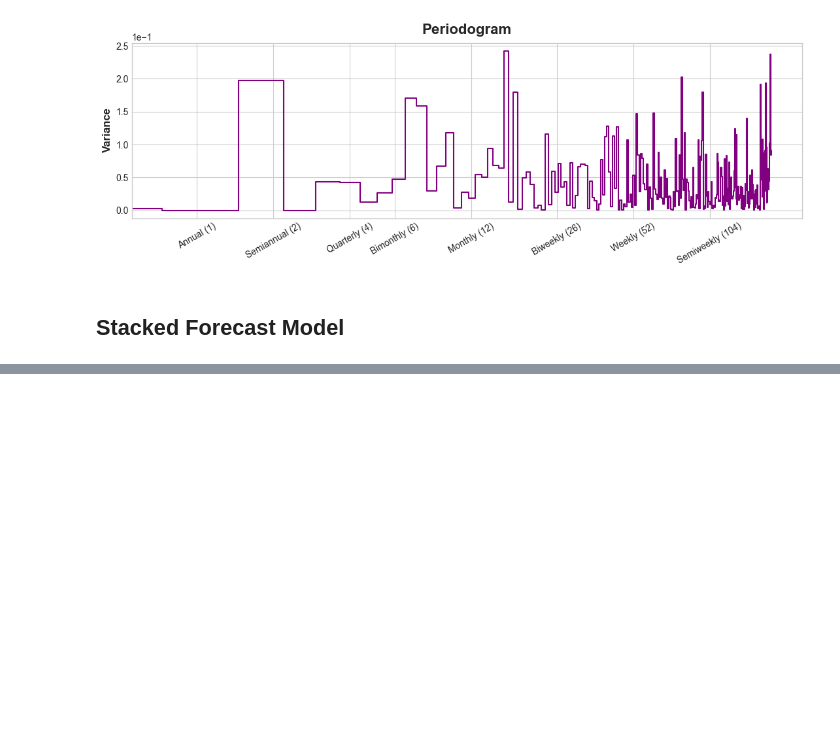
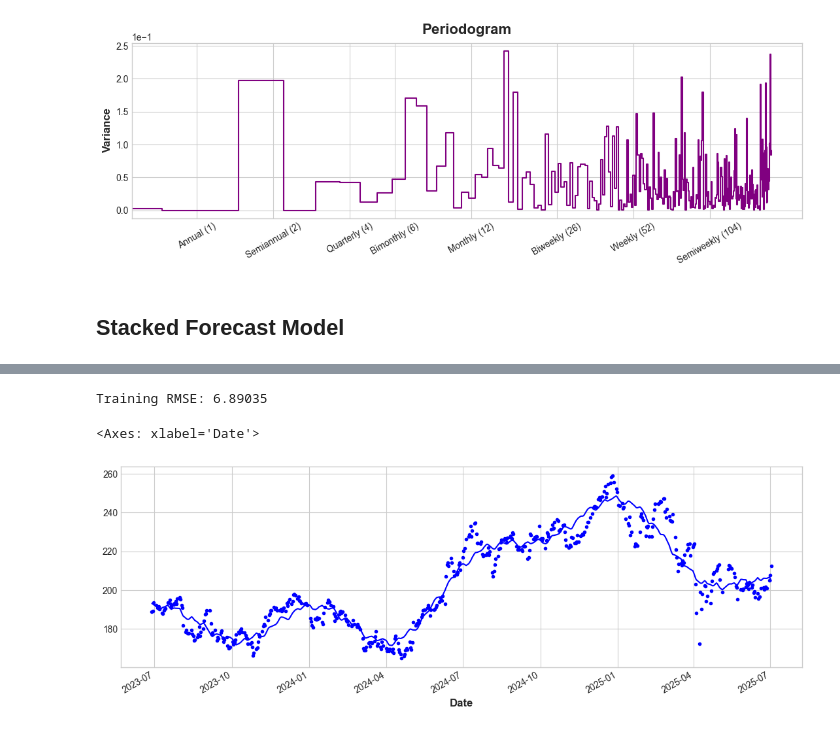
Before and after one commit to OnurKerimoglu/stocks_forecasting, a Jupyter notebook: nb/price_component_analysis.ipynb, the cells around one changed output, grey strips where cells are left out. Saved outputs shown, nothing was run; the diff lists cells and outputs as text; code cells hidden in the pictures; blank space fills up the shorter version.

```diff
--- a/nb/price_component_analysis.ipynb
+++ b/nb/price_component_analysis.ipynb
@@ -427,0 +391,16 @@ Test RMSE: 39.37081
+# %%
+
+df_raw = load_raw_data(rootpath = os.path.dirname(os.getcwd()))
+df_clean = clean_raw_data(df_raw)
+ticker = 'AAPL'
+df_clean_ticker = utils.extract_ticker(df_clean, ticker, requiredrecords=500, write=False) # datapath=datapat
+df = prepare_base_features(df_clean_ticker)
+X1, X2, y = get_X1_X2_y(
+    df,
+    colstopredict='Close',
+    trend_order=3,
+    seasonal_freqs={'YE': 2, 'ME': 2, 'W': 1},
+    lags=1,
+    ext_feats=['volatility', 'dollar_vol']
+    )
+X1_train, X2_train, y_train, X1_test, X2_test, y_test = split_features_targets(X1, X2, y)
@@ -427,0 +422,16 @@ Test RMSE: 39.37081
+# %%
+model_1=LinearRegression()
+model_1.fit(X1, y)
+# Make predictions
+y_pred1 = pd.Series(model_1.predict(X1), index=y.index)
+# Compute residuals
+y_resid1 = y - y_pred1
+
+rmse_train = root_mean_squared_error(y, y_pred1)
+print(f'Training RMSE: {rmse_train:.5f}')
+y.plot(style=".", color='blue')
+y_pred1.plot(style='-', color='blue')
+# %% [output]
+Training RMSE: 6.89035
+<Axes: xlabel='Date'>
+[figure, added]
```
Also changed, not shown: parts of 9 cells of this notebook.
